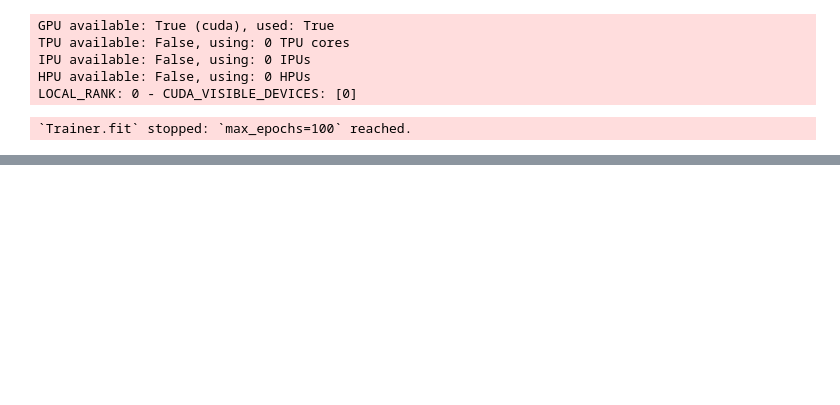
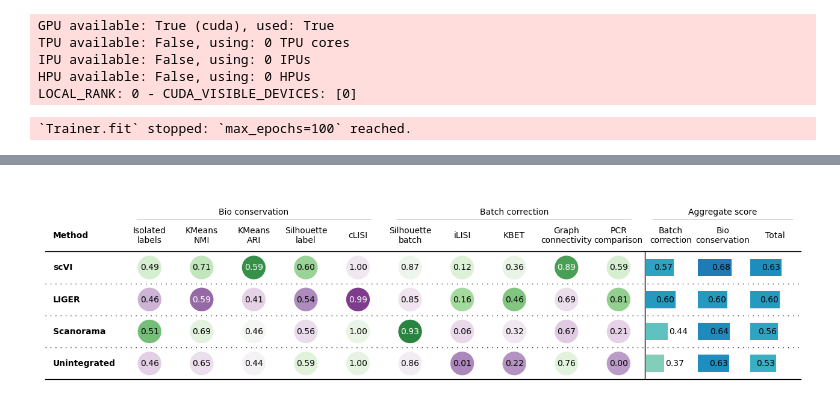
Before and after one commit to LeanderDiazBone/BachelorThesis, a Jupyter notebook: benchmarking.ipynb, the cells around one changed output, grey strips where cells are left out. Cells and saved outputs as stored; diff of their text form; code cells hidden in the pictures; blank space fills up the shorter version.

```diff
--- a/benchmarking.ipynb
+++ b/benchmarking.ipynb
@@ -159,0 +136,4 @@ def plotKLGlobalLoss(model):
+# %%
+plotBenchmarkResults(mogAdata)
+# %% [output]
+[figure, added]
```
Also changed, not shown: parts of 19 cells of this notebook, 3 other files.
